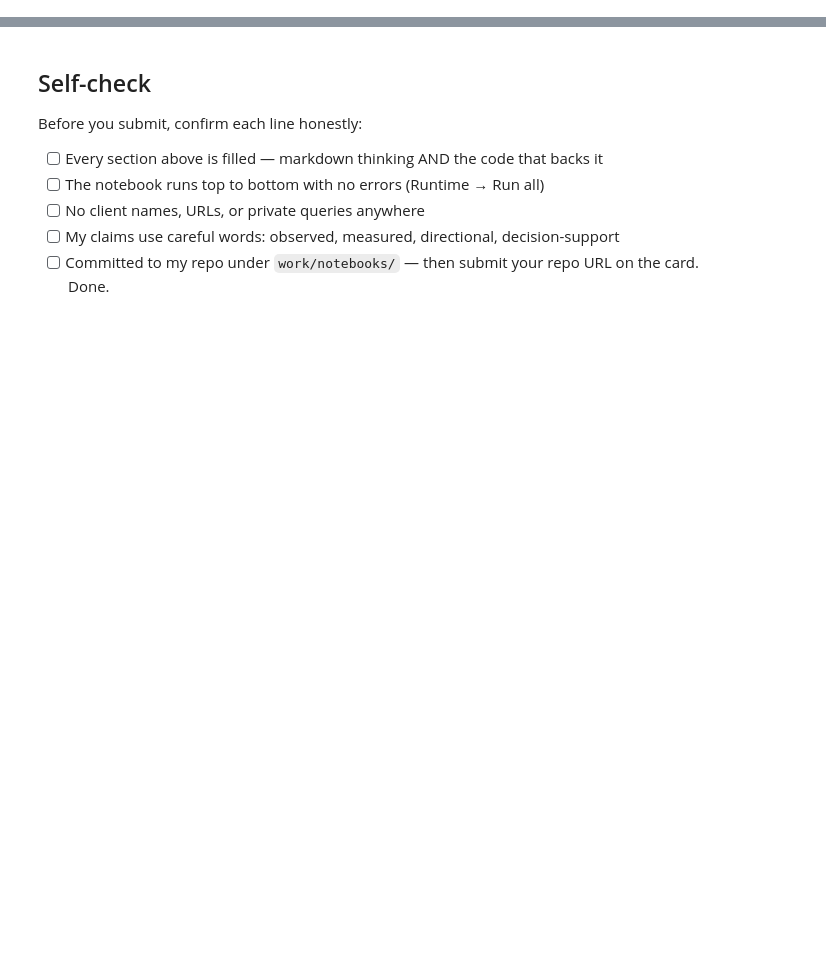
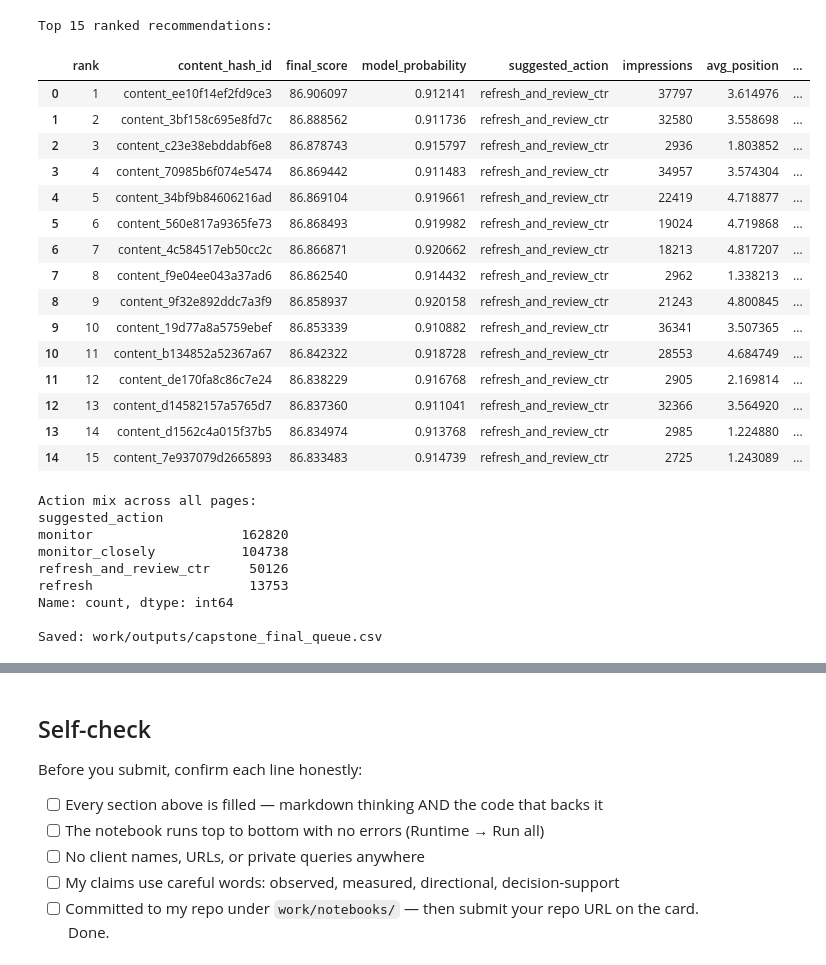
Before and after one commit to ashoktanakanti/flyrank_ml, a Jupyter notebook: work/notebooks/capstone.ipynb, the cells around one changed output, grey strips where cells are left out. Cells and saved outputs as stored; diff of their text form; code cells hidden in the pictures; blank space fills up the shorter version.

```diff
--- a/work/notebooks/capstone.ipynb
+++ b/work/notebooks/capstone.ipynb
@@ -51,3 +237,67 @@ This skeleton is yours to fill. Work the sections **in order** — each one has
+# %%
+# Score every page using the model already trained in Section 4
+page["model_probability"] = best_model.predict_proba(X)[:, 1]
+page["baseline_score_0_1"] = baseline_score / 100
+
+page["final_score"] = (0.7 * page["model_probability"] + 0.3 * page["baseline_score_0_1"]) * 100
+
+# Vectorized version of suggested_action (no row-by-row .apply — much faster on 331K rows)
+median_final_score = page["final_score"].median()
+
+is_high_prob = page["model_probability"] >= 0.65
+is_low_ctr = (page["ctr"] < 0.02) & (page["avg_position"] <= 20)
+is_above_median = page["final_score"] >= median_final_score
+
+conditions = [
+    is_high_prob & is_low_ctr,
+    is_high_prob,
+    is_above_median,
+]
+choices = ["refresh_and_review_ctr", "refresh", "monitor_closely"]
+
+page["suggested_action"] = np.select(conditions, choices, default="monitor")
+
+final_queue = page.sort_values("final_score", ascending=False).reset_index(drop=True)
+final_queue["rank"] = final_queue.index + 1
+
+print("Top 15 ranked recommendations:")
+display(final_queue[["rank", "content_hash_id", "final_score", "model_probability",
+                      "suggested_action", "impressions", "avg_position", "ctr"]].head(15))
+
+print("\nAction mix across all pages:")
+print(final_queue["suggested_action"].value_counts())
+
+import os
+os.makedirs("work/outputs", exist_ok=True)
+final_queue.to_csv("work/outputs/capstone_final_queue.csv", index=False)
+print("\nSaved: work/outputs/capstone_final_queue.csv")
+# %% [output]
+Top 15 ranked recommendations:
+|  | rank | content_hash_id | final_score | model_probability | suggested_action | impressions | avg_position | ... |
+| 0 | 1 | content_ee10f14ef2fd9ce3 | 86.906097 | 0.912141 | refresh_and_review_ctr | 37797 | 3.614976 | ... |
+| 1 | 2 | content_3bf158c695e8fd7c | 86.888562 | 0.911736 | refresh_and_review_ctr | 32580 | 3.558698 | ... |
+| 2 | 3 | content_c23e38ebddabf6e8 | 86.878743 | 0.915797 | refresh_and_review_ctr | 2936 | 1.803852 | ... |
+| 3 | 4 | content_70985b6f074e5474 | 86.869442 | 0.911483 | refresh_and_review_ctr | 34957 | 3.574304 | ... |
+| 4 | 5 | content_34bf9b84606216ad | 86.869104 | 0.919661 | refresh_and_review_ctr | 22419 | 4.718877 | ... |
+| 5 | 6 | content_560e817a9365fe73 | 86.868493 | 0.919982 | refresh_and_review_ctr | 19024 | 4.719868 | ... |
+| 6 | 7 | content_4c584517eb50cc2c | 86.866871 | 0.920662 | refresh_and_review_ctr | 18213 | 4.817207 | ... |
+| 7 | 8 | content_f9e04ee043a37ad6 | 86.862540 | 0.914432 | refresh_and_review_ctr | 2962 | 1.338213 | ... |
+| 8 | 9 | content_9f32e892ddc7a3f9 | 86.858937 | 0.920158 | refresh_and_review_ctr | 21243 | 4.800845 | ... |
+| 9 | 10 | content_19d77a8a5759ebef | 86.853339 | 0.910882 | refresh_and_review_ctr | 36341 | 3.507365 | ... |
+| 10 | 11 | content_b134852a52367a67 | 86.842322 | 0.918728 | refresh_and_review_ctr | 28553 | 4.684749 | ... |
+| 11 | 12 | content_de170fa8c86c7e24 | 86.838229 | 0.916768 | refresh_and_review_ctr | 2905 | 2.169814 | ... |
+| 12 | 13 | content_d14582157a5765d7 | 86.837360 | 0.911041 | refresh_and_review_ctr | 32366 | 3.564920 | ... |
+| 13 | 14 | content_d1562c4a015f37b5 | 86.834974 | 0.913768 | refresh_and_review_ctr | 2985 | 1.224880 | ... |
+| 14 | 15 | content_7e937079d2665893 | 86.833483 | 0.914739 | refresh_and_review_ctr | 2725 | 1.243089 | ... |
+Action mix across all pages:
+suggested_action
+monitor                   162820
+monitor_closely           104738
+refresh_and_review_ctr     50126
+refresh                    13753
+Name: count, dtype: int64
+
+Saved: work/outputs/capstone_final_queue.csv
 # %% [markdown]
 ## 7. Artifacts the paper embeds
 
```
Also changed, not shown: parts of 23 cells of this notebook.
